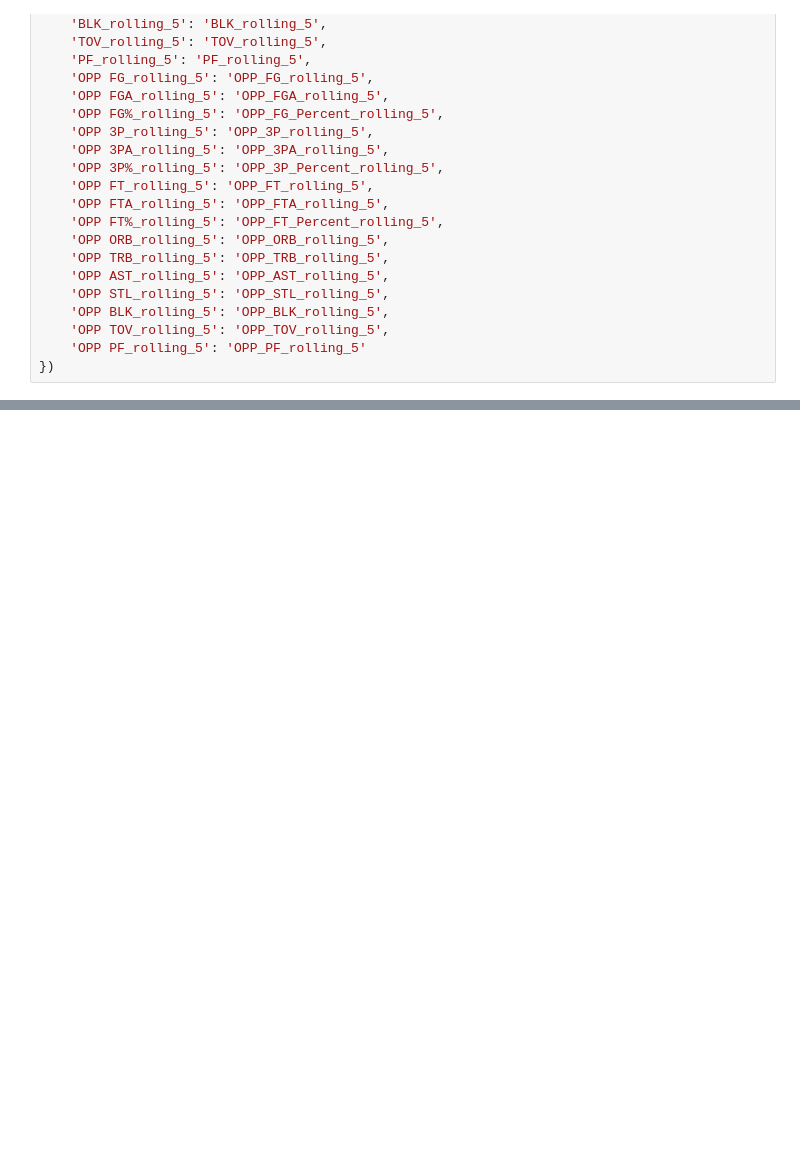
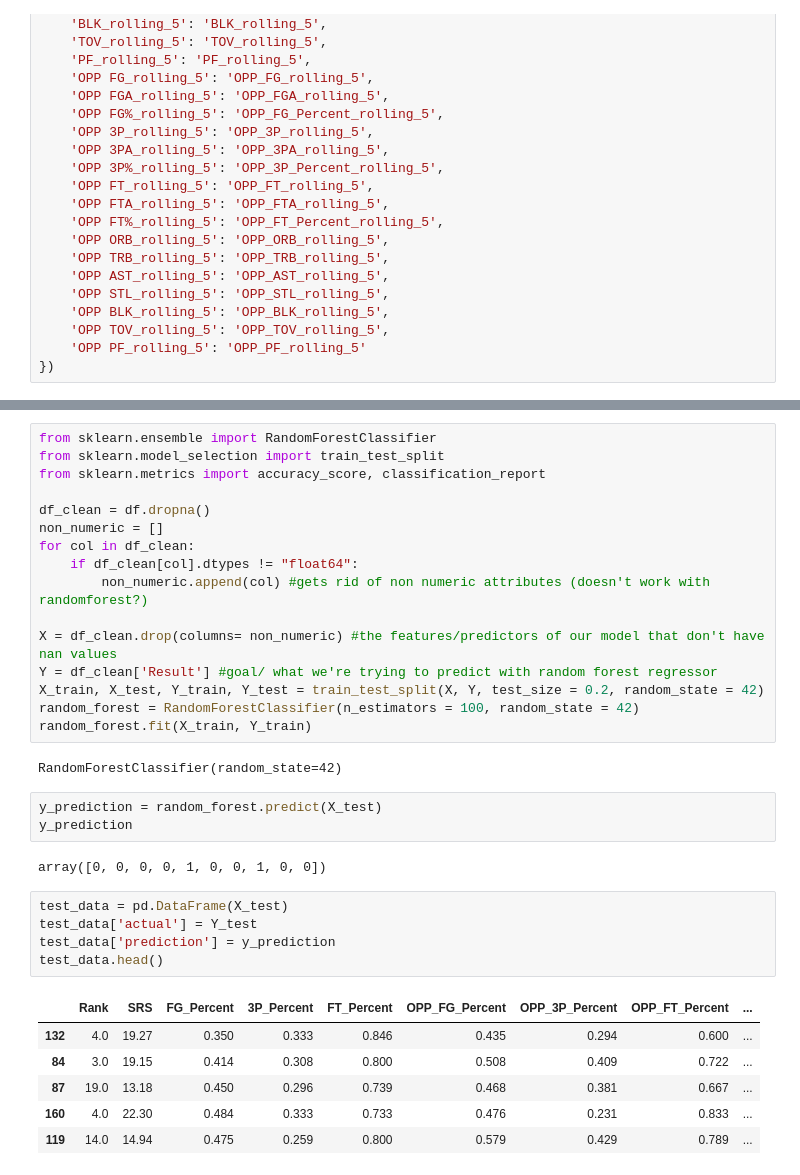
Before and after one commit to UIUC-DSC/team-townies-fa24, a Jupyter notebook: Modeling.ipynb, the cells around one changed output, grey strips where cells are left out. Cells and saved outputs as stored; diff of their text form; blank space fills up the shorter version.

Commit message:
played around with random forest modeling, look into it later

```diff
--- a/Modeling.ipynb
+++ b/Modeling.ipynb
@@ -232,0 +165,35 @@ plt.show()
+# %%
+from sklearn.ensemble import RandomForestClassifier
+from sklearn.model_selection import train_test_split
+from sklearn.metrics import accuracy_score, classification_report
+
+df_clean = df.dropna()
+non_numeric = []
+for col in df_clean:
+    if df_clean[col].dtypes != "float64":
+        non_numeric.append(col) #gets rid of non numeric attributes (doesn't work with randomforest?)
+
+X = df_clean.drop(columns= non_numeric) #the features/predictors of our model that don't have nan values
+Y = df_clean['Result'] #goal/ what we're trying to predict with random forest regressor
+X_train, X_test, Y_train, Y_test = train_test_split(X, Y, test_size = 0.2, random_state = 42)
+random_forest = RandomForestClassifier(n_estimators = 100, random_state = 42)
+random_forest.fit(X_train, Y_train)
+# %% [output]
+RandomForestClassifier(random_state=42)
+# %%
+y_prediction = random_forest.predict(X_test)
+y_prediction
+# %% [output]
+array([0, 0, 0, 0, 1, 0, 0, 1, 0, 0])
+# %%
+test_data = pd.DataFrame(X_test)
+test_data['actual'] = Y_test
+test_data['prediction'] = y_prediction
+test_data.head()
+# %% [output]
+|  | Rank | SRS | FG_Percent | 3P_Percent | FT_Percent | OPP_FG_Percent | OPP_3P_Percent | OPP_FT_Percent | ... |
+| 132 | 4.0 | 19.27 | 0.350 | 0.333 | 0.846 | 0.435 | 0.294 | 0.600 | ... |
+| 84 | 3.0 | 19.15 | 0.414 | 0.308 | 0.800 | 0.508 | 0.409 | 0.722 | ... |
+| 87 | 19.0 | 13.18 | 0.450 | 0.296 | 0.739 | 0.468 | 0.381 | 0.667 | ... |
+| 160 | 4.0 | 22.30 | 0.484 | 0.333 | 0.733 | 0.476 | 0.231 | 0.833 | ... |
+| 119 | 14.0 | 14.94 | 0.475 | 0.259 | 0.800 | 0.579 | 0.429 | 0.789 | ... |
```
Also changed, not shown: parts of 14 cells of this notebook, 1 other file.
